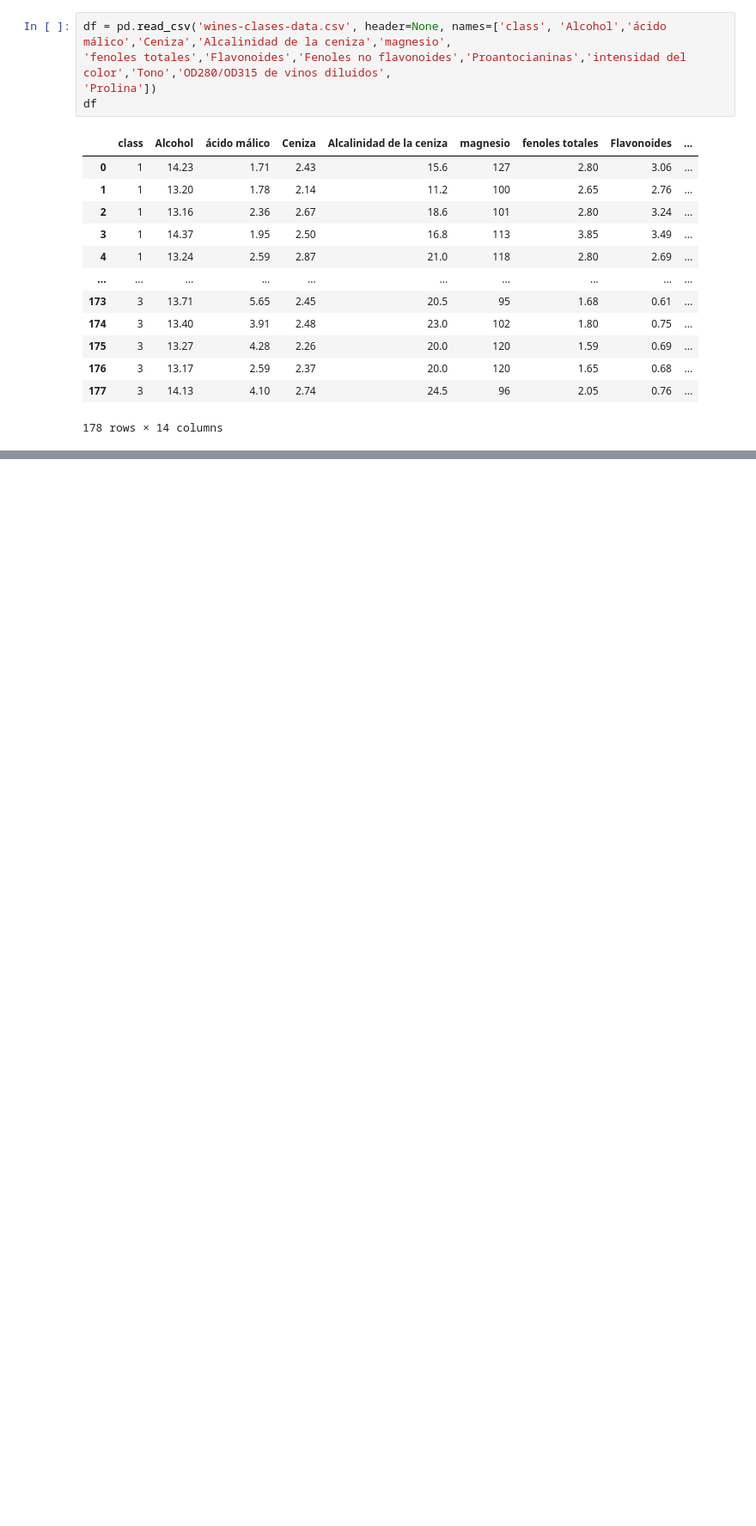
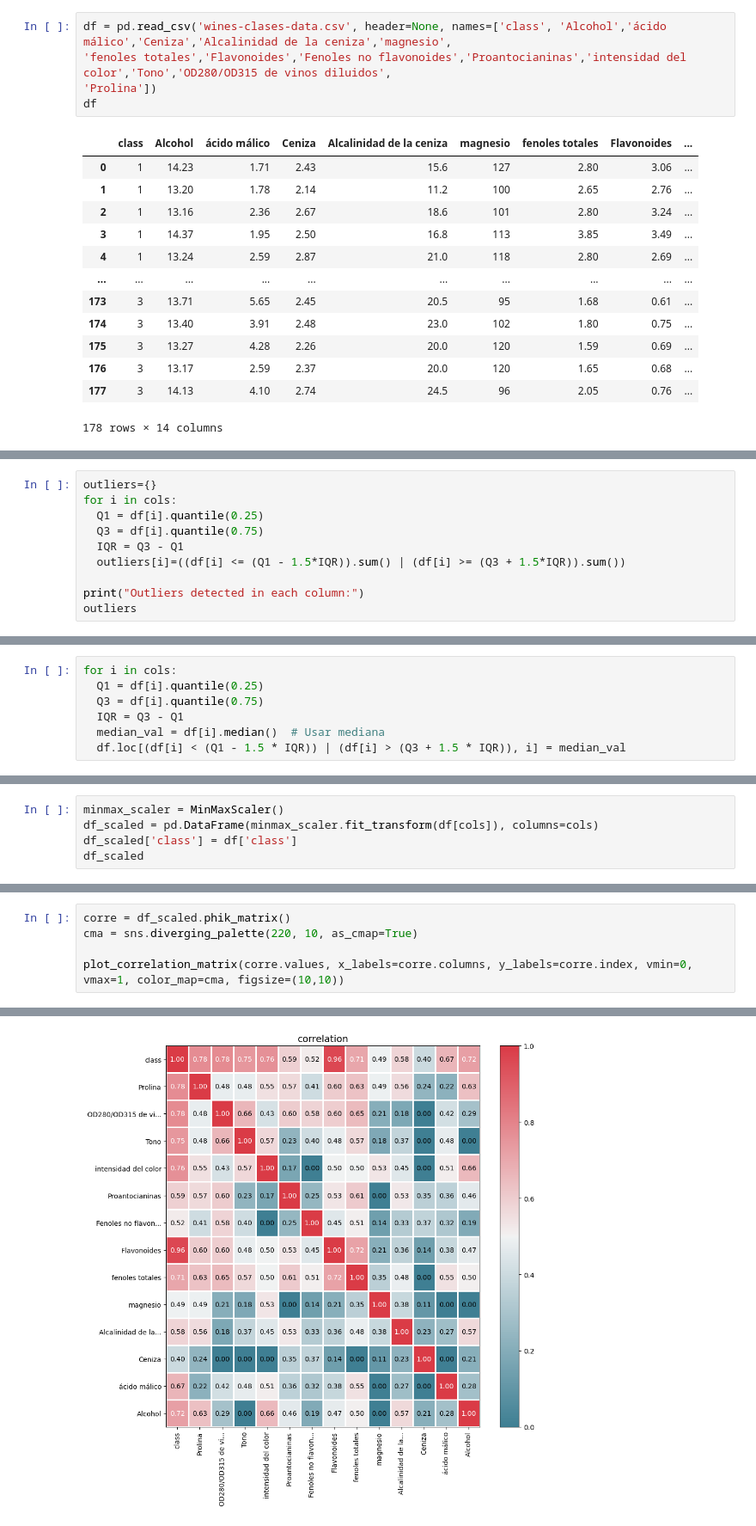
Before and after one commit to federr-gh/Wine-MCP-FastApi-server, a Jupyter notebook: wine.ipynb, the cells around one changed output, grey strips where cells are left out. Shown at 86% size. Saved outputs shown, nothing was run; the diff lists cells and outputs as text; blank space fills up the shorter version.

```diff
--- a/wine.ipynb
+++ b/wine.ipynb
@@ -21,0 +186,10 @@ df
+# %%
+outliers={}
+for i in cols:
+  Q1 = df[i].quantile(0.25)
+  Q3 = df[i].quantile(0.75)
+  IQR = Q3 - Q1
+  outliers[i]=((df[i] <= (Q1 - 1.5*IQR)).sum() | (df[i] >= (Q3 + 1.5*IQR)).sum())
+
+print("Outliers detected in each column:")
+outliers
@@ -21,0 +211,7 @@ df
+# %%
+for i in cols:
+  Q1 = df[i].quantile(0.25)
+  Q3 = df[i].quantile(0.75)
+  IQR = Q3 - Q1
+  median_val = df[i].median()  # Usar mediana
+  df.loc[(df[i] < (Q1 - 1.5 * IQR)) | (df[i] > (Q3 + 1.5 * IQR)), i] = median_val
@@ -21,0 +243,5 @@ df
+# %%
+minmax_scaler = MinMaxScaler()
+df_scaled = pd.DataFrame(minmax_scaler.fit_transform(df[cols]), columns=cols)
+df_scaled['class'] = df['class']
+df_scaled
@@ -21,0 +262,6 @@ df
+# %%
+corre = df_scaled.phik_matrix()
+cma = sns.diverging_palette(220, 10, as_cmap=True)
+
+plot_correlation_matrix(corre.values, x_labels=corre.columns, y_labels=corre.index, vmin=0, vmax=1, color_map=cma, figsize=(10,10))
+# %% [output]
@@ -21,0 +269 @@ df
+[figure, added]
```
Also changed, not shown: parts of 24 cells of this notebook, 22 other files.
